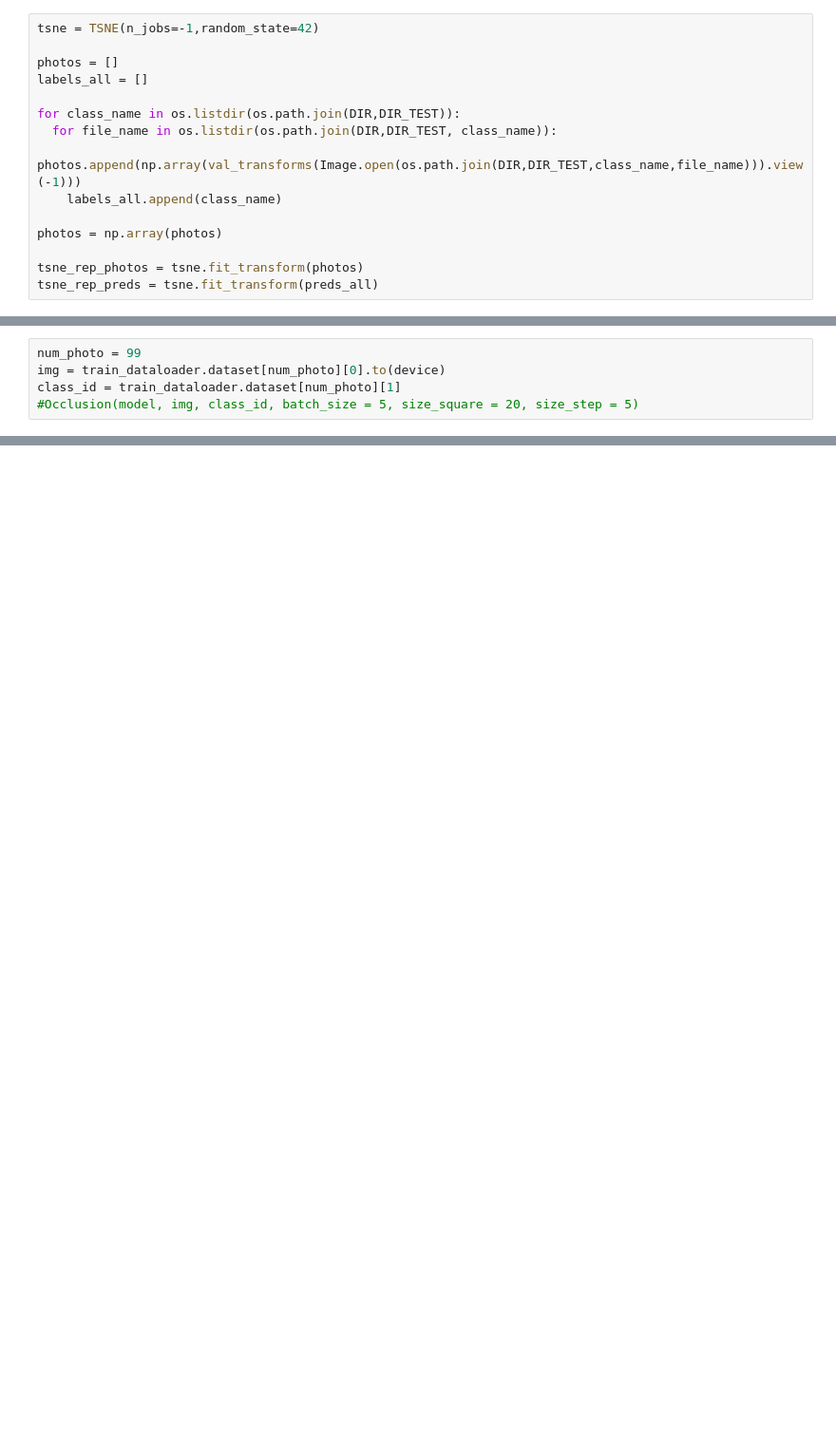
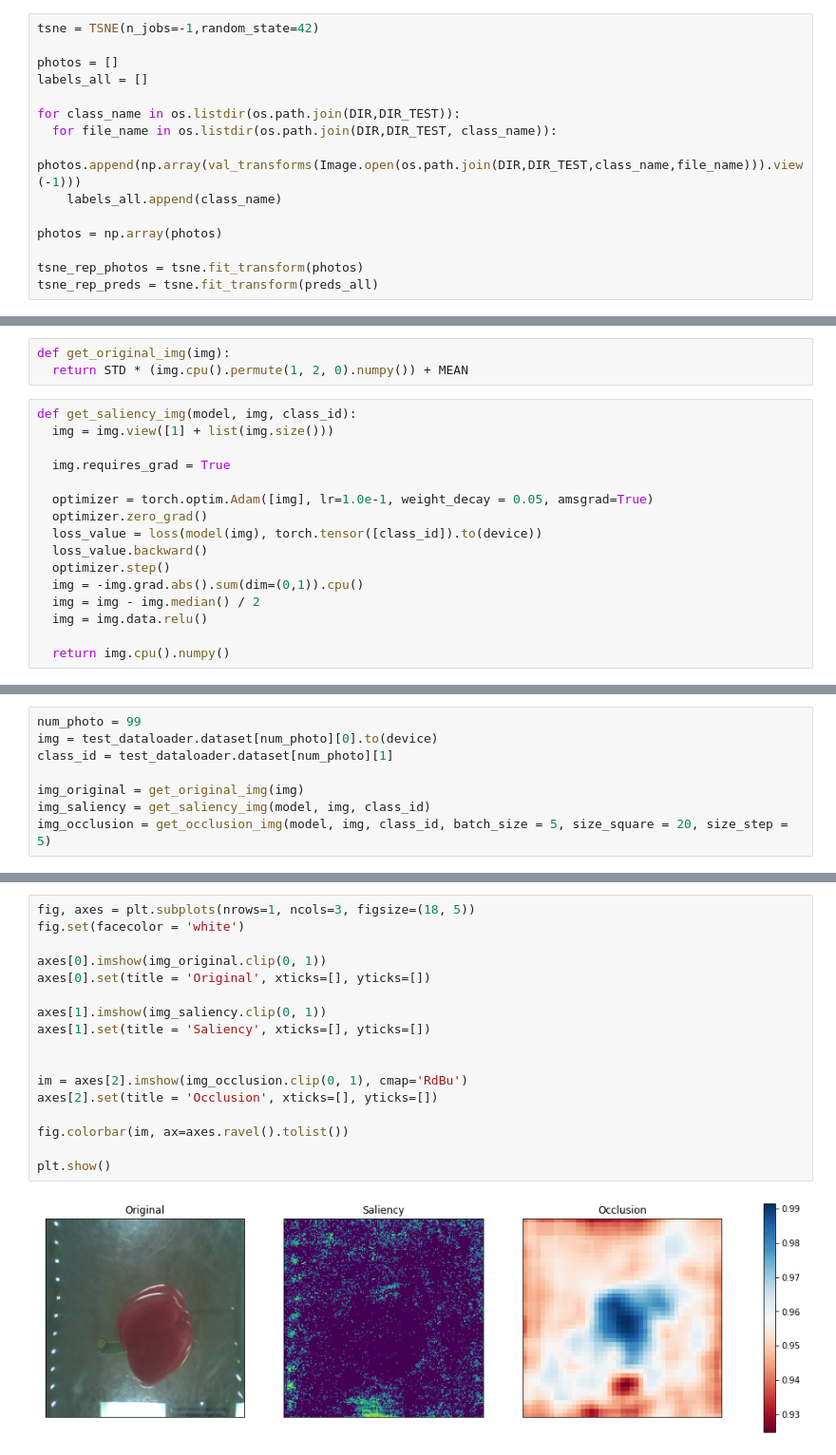
Before and after one commit to MihailMV/Fruits-and-vegetables, a Jupyter notebook: NN_fruits_and_vegetables.ipynb, the cells around one changed output, grey strips where cells are left out. Shown at 95% size. Cells and saved outputs as stored; diff of their text form; blank space fills up the shorter version.

```diff
--- a/NN_fruits_and_vegetables.ipynb
+++ b/NN_fruits_and_vegetables.ipynb
@@ -328 +368,20 @@ plt.show()
+# %%
+def get_original_img(img):
+  return STD * (img.cpu().permute(1, 2, 0).numpy()) + MEAN
+# %%
+def get_saliency_img(model, img, class_id):
+  img = img.view([1] + list(img.size()))
+
+  img.requires_grad = True
+
+  optimizer = torch.optim.Adam([img], lr=1.0e-1, weight_decay = 0.05, amsgrad=True)
+  optimizer.zero_grad()
+  loss_value = loss(model(img), torch.tensor([class_id]).to(device))
+  loss_value.backward()
+  optimizer.step()
+  img = -img.grad.abs().sum(dim=(0,1)).cpu()
+  img = img - img.median() / 2
+  img = img.data.relu()
+
+  return img.cpu().numpy()
 # %%
@@ -399,5 +419,8 @@ def Occlusion(model, img, class_id, batch_size = 32, size_square = 20, size_step
 # %%
 num_photo = 99
-img = train_dataloader.dataset[num_photo][0].to(device)
-class_id = train_dataloader.dataset[num_photo][1]
-#Occlusion(model, img, class_id, batch_size = 5, size_square = 20, size_step = 5)
+img = test_dataloader.dataset[num_photo][0].to(device)
+class_id = test_dataloader.dataset[num_photo][1]
+
+img_original = get_original_img(img)
+img_saliency = get_saliency_img(model, img, class_id)
+img_occlusion = get_occlusion_img(model, img, class_id, batch_size = 5, size_square = 20, size_step = 5)
@@ -407,0 +427,19 @@ IndexError: ignored
+# %%
+fig, axes = plt.subplots(nrows=1, ncols=3, figsize=(18, 5))
+fig.set(facecolor = 'white')
+
+axes[0].imshow(img_original.clip(0, 1))
+axes[0].set(title = 'Original', xticks=[], yticks=[])
+
+axes[1].imshow(img_saliency.clip(0, 1))
+axes[1].set(title = 'Saliency', xticks=[], yticks=[])
+
+
+im = axes[2].imshow(img_occlusion.clip(0, 1), cmap='RdBu')
+axes[2].set(title = 'Occlusion', xticks=[], yticks=[])
+
+fig.colorbar(im, ax=axes.ravel().tolist())
+
+plt.show()
+# %% [output]
+[figure, added]
```
Also changed, not shown: parts of 16 cells of this notebook.
